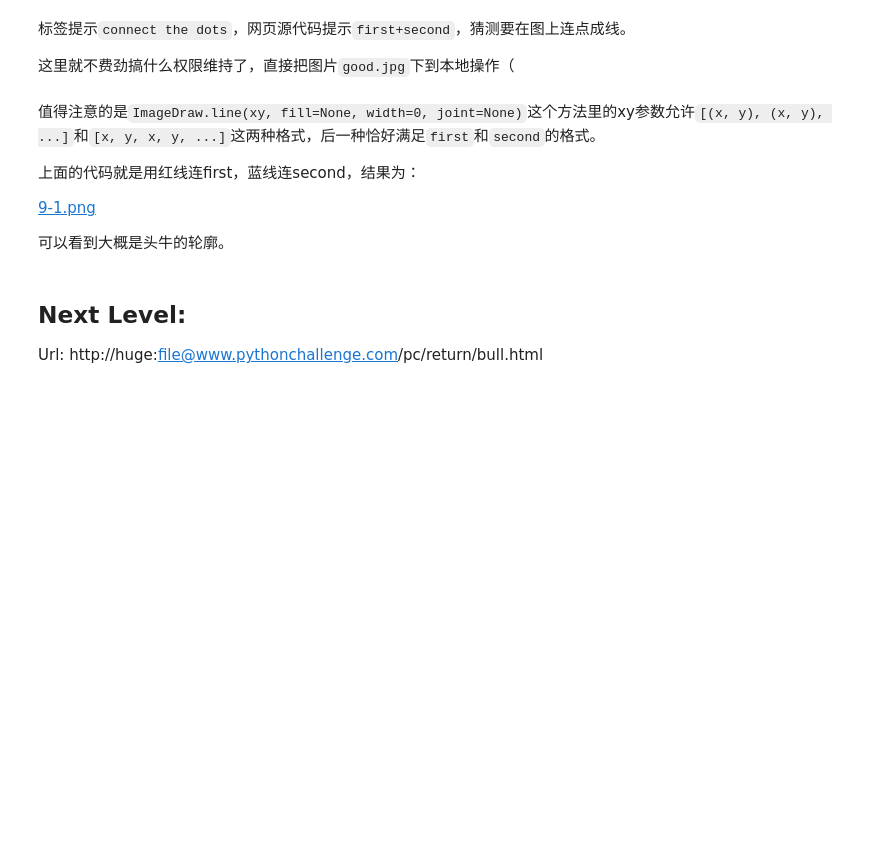
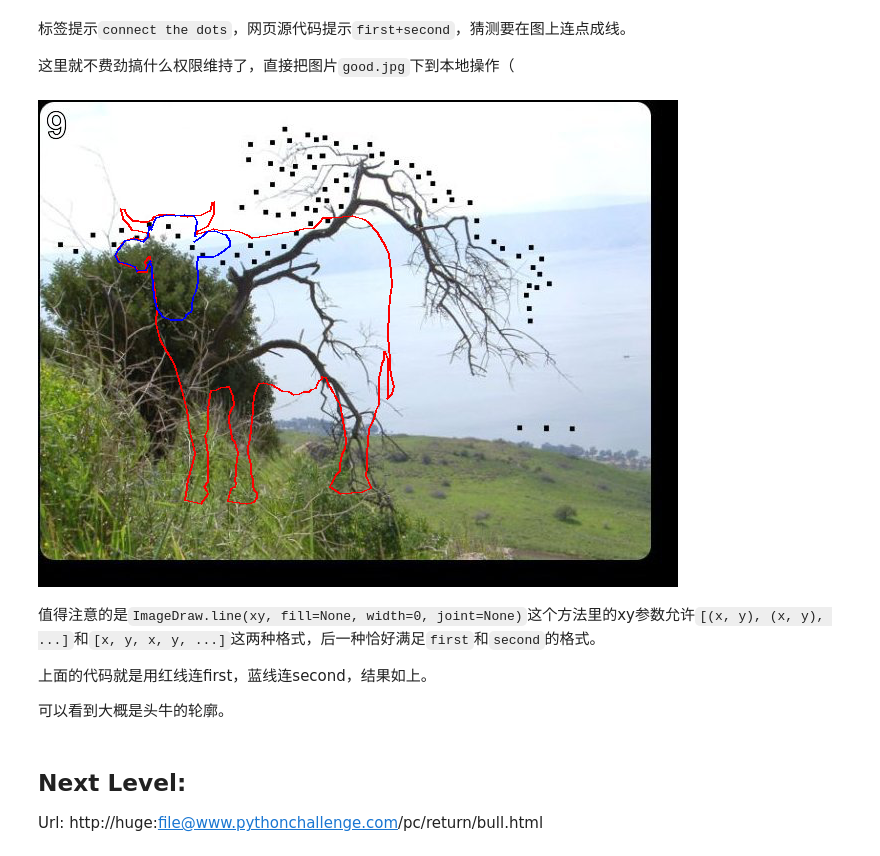
Before and after one commit to HarbingerLeo/The-Python-Challenge, a Jupyter notebook: 09.ipynb, the cells around one changed output. Cells and saved outputs as stored; diff of their text form; code cells hidden in the pictures; blank space fills up the shorter version.

Commit message:
Finally find a way to display image

```diff
--- a/09.ipynb
+++ b/09.ipynb
@@ -53,17 +53,18 @@ second = [
 ]
 # %%
 from PIL import Image, ImageDraw
+from IPython.display import display
 with Image.open("Misc/good.jpg") as im:
     draw = ImageDraw.Draw(im)
     draw.line(first, "red", width=2)
     draw.line(second, "blue", width=2)
-    im.show()
+    display(im)
+# %% [output]
+[figure, added]
 # %% [markdown]
 值得注意的是`ImageDraw.line(xy, fill=None, width=0, joint=None)`这个方法里的xy参数允许`[(x, y), (x, y), ...]`和`[x, y, x, y, ...]`这两种格式，后一种恰好满足`first`和`second`的格式。
 
-上面的代码就是用红线连first，蓝线连second，结果为：
-
-[9-1.png](Misc/9-1.PNG)
+上面的代码就是用红线连first，蓝线连second，结果如上。
 
 可以看到大概是头牛的轮廓。
 # %% [markdown]
```
Also changed, not shown: 1 other file.
